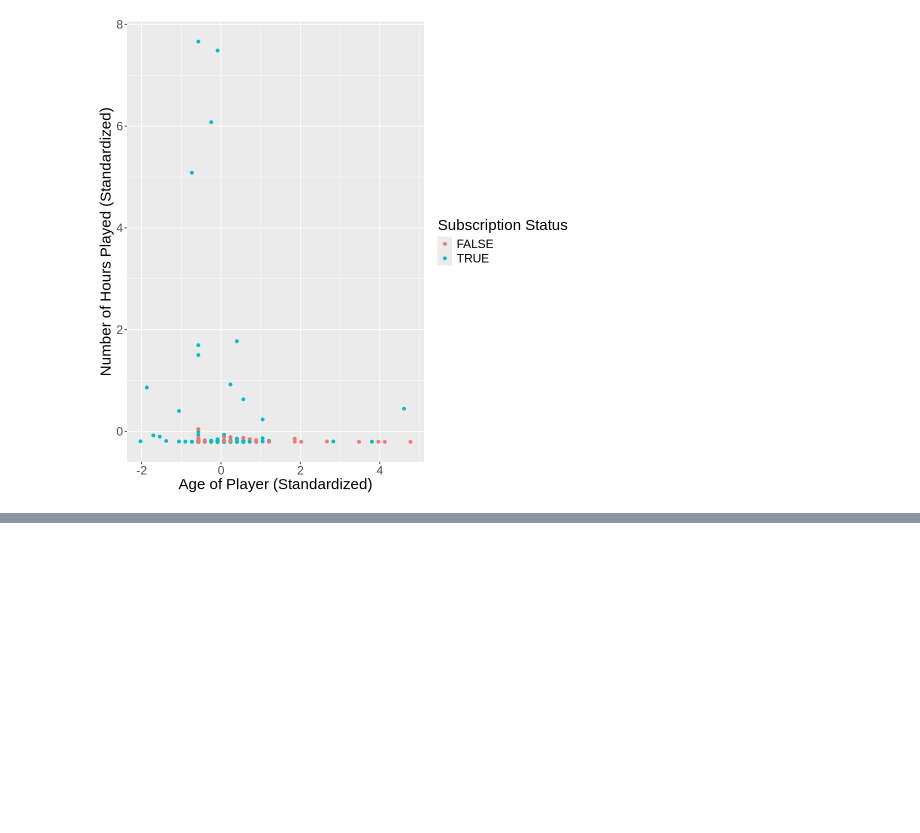
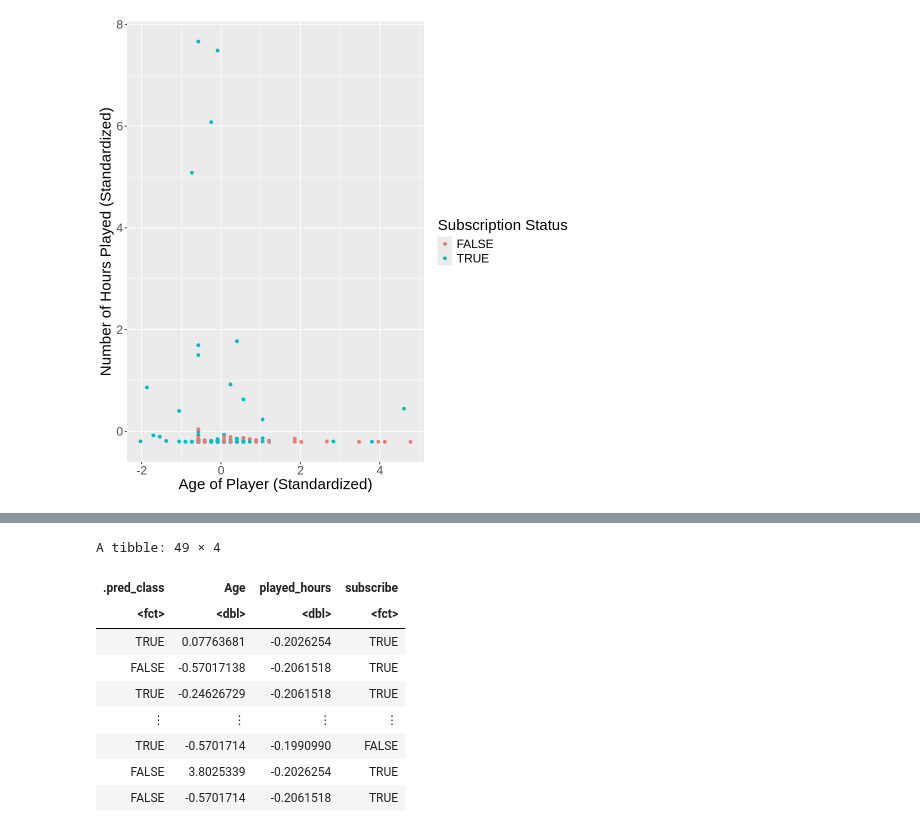
Before and after one commit to ashfilonova/dsci_project, a Jupyter notebook: dsci_project.ipynb, the cells around one changed output, grey strips where cells are left out. Saved outputs shown, nothing was run; the diff lists cells and outputs as text; code cells hidden in the pictures; blank space fills up the shorter version.

```diff
--- a/dsci_project.ipynb
+++ b/dsci_project.ipynb
@@ -140,0 +145,8 @@ Warning message:
+# %%
+set.seed(9999)
+
+minecraft_split <- initial_split(minecraft_scaled, prop = 0.75, strata = subscribe)
+minecraft_train <- training(minecraft_split)
+minecraft_test <- testing(minecraft_split)
+
+minecraft_train
@@ -140,0 +308,10 @@ Warning message:
+# %%
+minecraft_best_spec <- nearest_neighbor(weight_func = "rectangular", neighbors = 5) |>
+         set_engine("kknn") |>
+         set_mode("classification")
+
+minecraft_best_fit <- workflow() |>
+         add_recipe(minecraft_adj_recipe) |>
+         add_model(minecraft_best_spec) |>
+         fit(data = minecraft_train_even)
+minecraft_best_fit
@@ -140,0 +335,16 @@ Warning message:
+# %%
+minecraft_prediction <- minecraft_best_fit |>
+          predict(minecraft_test) |>
+          bind_cols(minecraft_test)
+minecraft_prediction
+# %% [output]
+A tibble: 49 × 4
+| .pred_class | Age | played_hours | subscribe |
+| <fct> | <dbl> | <dbl> | <fct> |
+| TRUE | 0.07763681 | -0.2026254 | TRUE |
+| FALSE | -0.57017138 | -0.2061518 | TRUE |
+| TRUE | -0.24626729 | -0.2061518 | TRUE |
+| ⋮ | ⋮ | ⋮ | ⋮ |
+| TRUE | -0.5701714 | -0.1990990 | FALSE |
+| FALSE | 3.8025339 | -0.2026254 | TRUE |
+| FALSE | -0.5701714 | -0.2061518 | TRUE |
```
Also changed, not shown: parts of 20 cells of this notebook.
